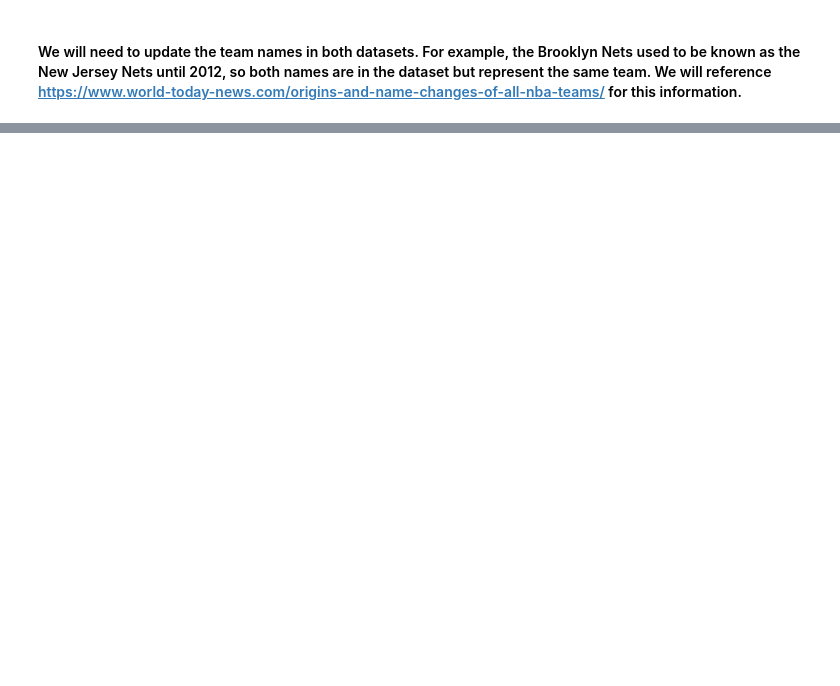
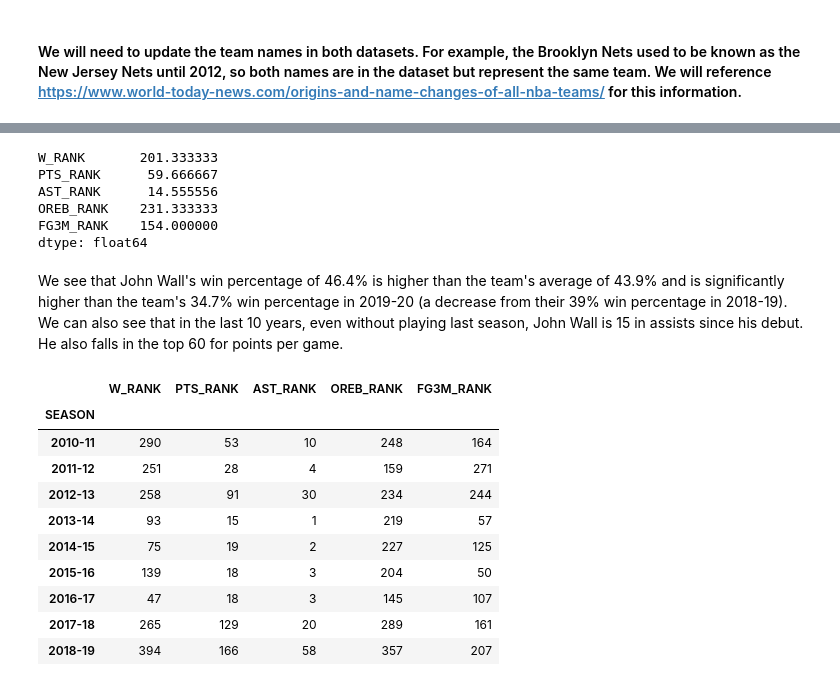
Before and after one commit to jakesutor/NBA-Analysis, a Jupyter notebook: Initial-Data-Exploration.ipynb, the cells around one changed output, grey strips where cells are left out. Drawn from its saved outputs; the diff is of its cells as text; code cells hidden in the pictures; blank space fills up the shorter version.

```diff
--- a/Initial-Data-Exploration.ipynb
+++ b/Initial-Data-Exploration.ipynb
@@ -226,0 +170,4 @@ all_def_stats.head(5)
+# %%
+player_stats['TEAM_ABBREVIATION'].loc[player_stats['TEAM_ABBREVIATION']=='NOH']='NOP'
+player_stats['TEAM_ABBREVIATION'].loc[player_stats['TEAM_ABBREVIATION']=='NJN']='BKN'
+player_stats['TEAM_ABBREVIATION'].unique()
@@ -226,0 +189,32 @@ all_def_stats.head(5)
+# %%
+per_game_columns = ['W','L','MIN', 'FGM', 'FGA', 'FG3M', 'FG3A', 'FTM', 'FTA', 'OREB', 'DREB', 'REB', 'AST', 'TOV', 'STL', 'BLK', 'BLKA', 'PF', 'PFD', 'PTS', 'PLUS_MINUS']
+
+for stat in per_game_columns:
+    team_stats[stat+'_PG'] = team_stats[stat]/team_stats['GP']
+    player_stats[stat+'_PG'] = player_stats[stat]/player_stats['GP']
+# %%
+# For player stats, I'd also like to see what percentage of games they were available for.
+# A normal season is 82 games
+player_stats['GP_Perc'] = player_stats['GP']/82
+
+# In 2011-12, all teams played 66 games.
+player_stats_10 = player_stats[player_stats['SEASON']=='2010-11']
+player_stats_11 = player_stats[player_stats['SEASON']=='2011-12']
+player_stats_11['GP_Perc']=player_stats_11['GP']/66
+
+# In 2019-20, 22 of the 30 teams played 72 games. The other 8 teams played only 64 games.
+player_stats_19 = player_stats[player_stats['SEASON']=='2019-20']
+player_stats_19['GP_Perc']=player_stats_19['GP']/72
+
+player_stats_19_teams = player_stats_19[player_stats_19['TEAM_ABBREVIATION'].isin(['GSW','ATL','CLE','NYK','MIN','CHA','CHI','DET'])]
+player_stats_19_other = player_stats_19[~player_stats_19['TEAM_ABBREVIATION'].isin(['GSW','ATL','CLE','NYK','MIN','CHA','CHI','DET'])]
+
+player_stats_19_teams['GP_Perc'] = player_stats_19_teams['GP']/64
+
+# Next, combine the dataframes again.
+player_stats_mid = player_stats[~player_stats['SEASON'].isin(['2010-11','2011-12','2019-20'])]
+
+player_stats = pd.concat([player_stats_10, player_stats_11, player_stats_mid, player_stats_19_teams, player_stats_19_other], axis=0)
+
+player_stats.reset_index()
+player_stats['SEASON'].unique()
@@ -226,0 +352,4 @@ all_def_stats.head(5)
+# %%
+# John Wall metrics
+wall_stats = player_stats[player_stats['PLAYER_NAME']=='John Wall']
+wall_stats['GP']
@@ -226,0 +379,25 @@ all_def_stats.head(5)
+# %%
+wall_stats[['W_RANK','PTS_RANK','AST_RANK','OREB_RANK','FG3M_RANK']].mean()
+# %% [output]
+W_RANK       201.333333
+PTS_RANK      59.666667
+AST_RANK      14.555556
+OREB_RANK    231.333333
+FG3M_RANK    154.000000
+dtype: float64
+# %% [markdown]
+We see that John Wall's win percentage of 46.4% is higher than the team's average of 43.9% and is significantly higher than the team's 34.7% win percentage in 2019-20 (a decrease from their 39% win percentage in 2018-19). We can also see that in the last 10 years, even without playing last season, John Wall is 15 in assists since his debut. He also falls in the top 60 for points per game.
+# %%
+wall_stats[['W_RANK','PTS_RANK','AST_RANK','OREB_RANK','FG3M_RANK']].groupby(wall_stats['SEASON']).mean()
+# %% [output]
+|  | W_RANK | PTS_RANK | AST_RANK | OREB_RANK | FG3M_RANK |
+| SEASON |  |  |  |  |  |
+| 2010-11 | 290 | 53 | 10 | 248 | 164 |
+| 2011-12 | 251 | 28 | 4 | 159 | 271 |
+| 2012-13 | 258 | 91 | 30 | 234 | 244 |
+| 2013-14 | 93 | 15 | 1 | 219 | 57 |
+| 2014-15 | 75 | 19 | 2 | 227 | 125 |
+| 2015-16 | 139 | 18 | 3 | 204 | 50 |
+| 2016-17 | 47 | 18 | 3 | 145 | 107 |
+| 2017-18 | 265 | 129 | 20 | 289 | 161 |
+| 2018-19 | 394 | 166 | 58 | 357 | 207 |
```
Also changed, not shown: parts of 77 cells of this notebook, 4 other files.
